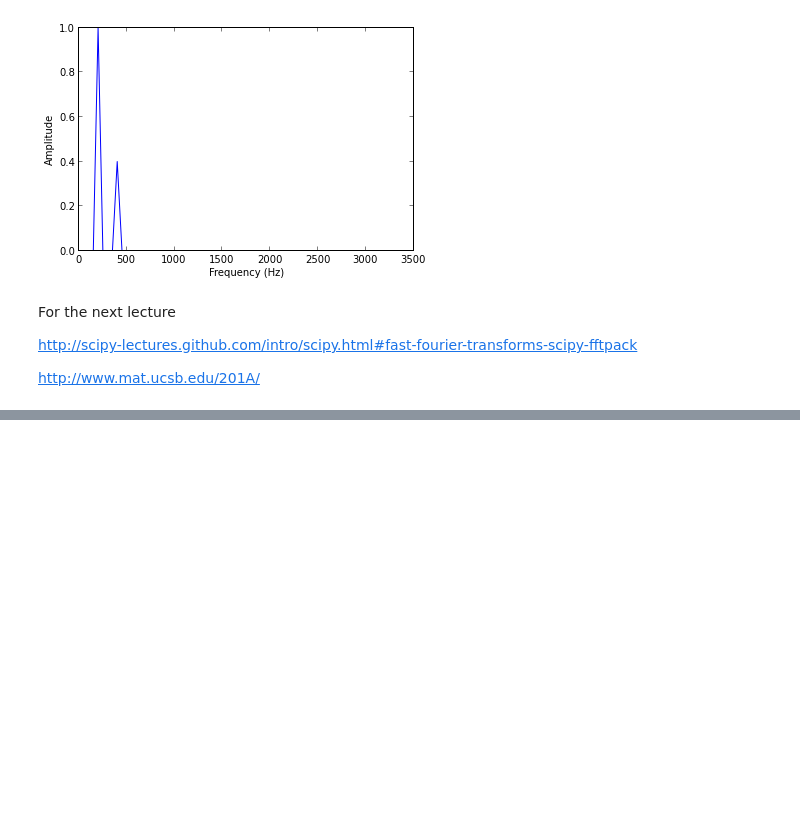
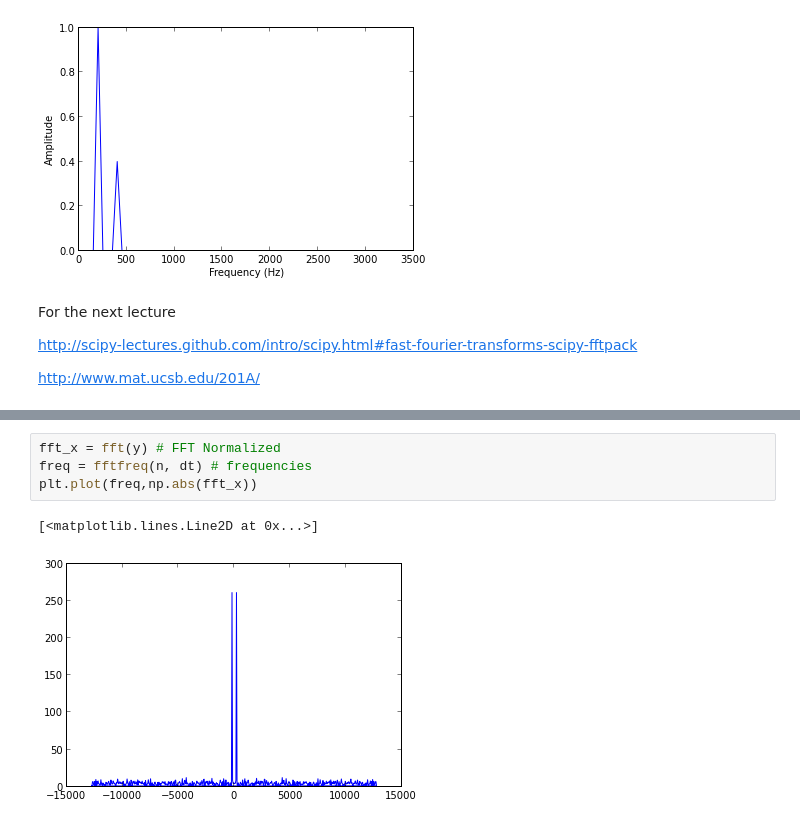
Before and after one commit to dhuertasanchez/ComputationalMethods, a Jupyter notebook: notes/fourier.ipynb, the cells around one changed output, grey strips where cells are left out. Saved outputs shown, nothing was run; the diff lists cells and outputs as text; blank space fills up the shorter version.

```diff
--- a/notes/fourier.ipynb
+++ b/notes/fourier.ipynb
@@ -132,0 +152,7 @@ http://www.mat.ucsb.edu/201A/
+# %%
+fft_x = fft(y) # FFT Normalized
+freq = fftfreq(n, dt) # frequencies
+plt.plot(freq,np.abs(fft_x))
+# %% [output]
+[<matplotlib.lines.Line2D at 0x...>]
+[figure, added]
```
Also changed, not shown: parts of 12 cells of this notebook.
